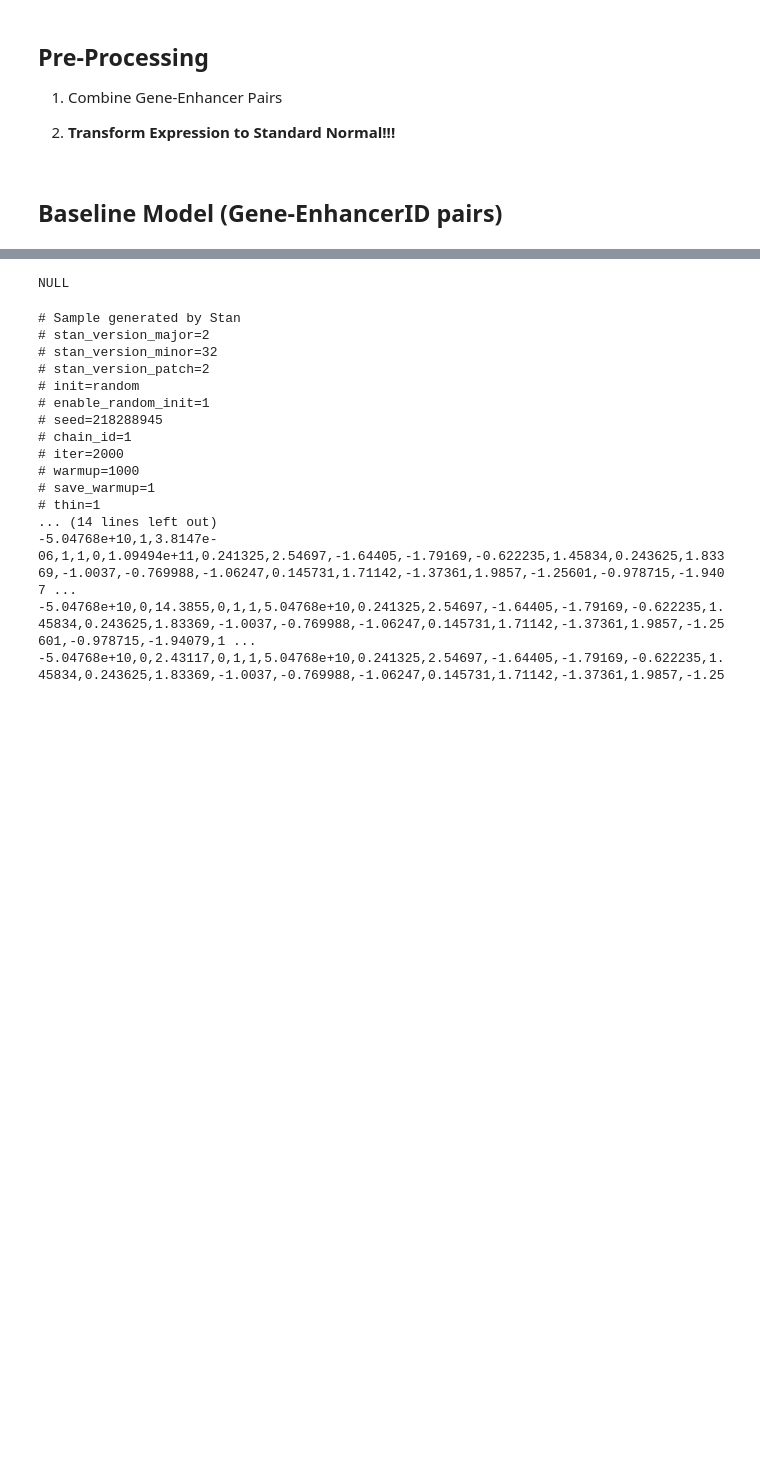
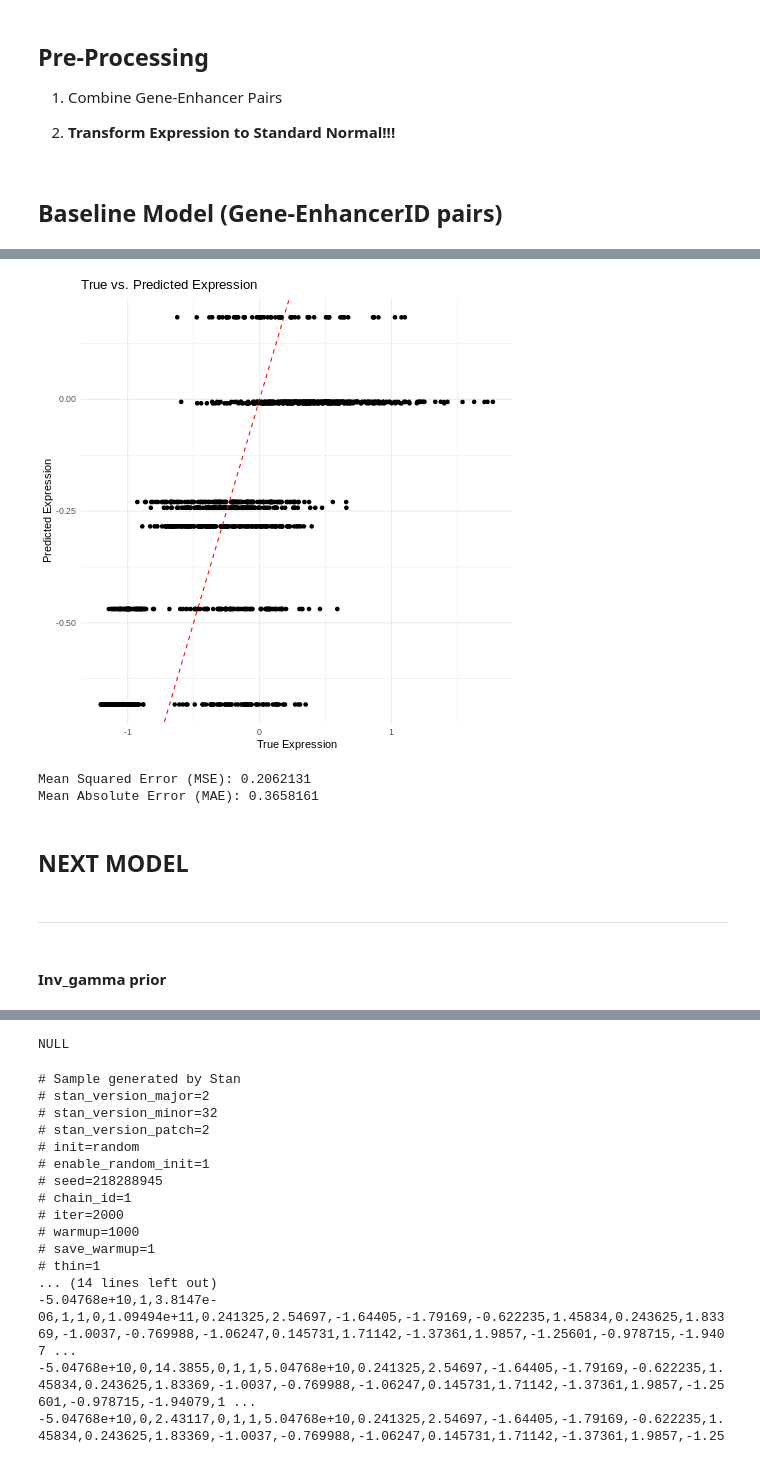
Before and after one commit to JasonMohabir/eeggo, a Jupyter notebook: [BIOSTAT_914]RStan_GoogleColab13Nov24.ipynb, the cells around one changed output, grey strips where cells are left out. Saved outputs shown, nothing was run; the diff lists cells and outputs as text; code cells hidden in the pictures; blank space fills up the shorter version.

Commit message:
Progress on baseline model, currently running on DCC

```diff
--- a/[BIOSTAT_914]RStan_GoogleColab13Nov24.ipynb
+++ b/[BIOSTAT_914]RStan_GoogleColab13Nov24.ipynb
@@ -281,0 +510,17 @@ head(table(data$geneID[1:500], data$enhancerID[1:500]))
+# %%
+%%R
+# Extract posterior samples
+mu_control_samples <- extract(fit, pars = "mu_control")$mu_control
+mu_noncontrol_samples <- extract(fit, pars = "mu_noncontrol")$mu_noncontrol
+beta_samples <- extract(fit, pars = "beta")$beta
+
+
+# Mean estimates for each parameter
+mu_control_mean <- mean(mu_control_samples)
+mu_noncontrol_mean <- mean(mu_noncontrol_samples)
+beta_mean <- colMeans(beta_samples)
+
+# Predicted values
+dat$predicted_expression <- ifelse(dat$is_control == 1,
+                                   mu_control_mean,
+                                   mu_noncontrol_mean*beta_mean[dat$gene_enhancer])
@@ -282,3 +545,34 @@ head(table(data$geneID[1:500], data$enhancerID[1:500]))
+# %%
+%%R
+library(ggplot2)
+ggplot(dat, aes(x = expression, y = predicted_expression)) +
+    geom_point() +
+    geom_abline(slope = 1, intercept = 0, linetype = "dashed", color = "red") +
+    labs(title = "True vs. Predicted Expression",
+         x = "True Expression",
+         y = "Predicted Expression") +
+    theme_minimal()
+# %% [output]
+[figure, added]
+# %%
+%%R
+# Mean Squared Error
+mse <- mean((dat$expression - dat$predicted_expression)^2)
+
+# Mean Absolute Error
+mae <- mean(abs(dat$expression - dat$predicted_expression))
+
+cat("Mean Squared Error (MSE):", mse, "\n")
+cat("Mean Absolute Error (MAE):", mae, "\n")
+# %% [output]
+Mean Squared Error (MSE): 0.2062131
+Mean Absolute Error (MAE): 0.3658161
+# %% [markdown]
+## NEXT MODEL
+# %% [markdown]
+---
+# %% [markdown]
+#### Inv_gamma prior
 # %%
 %%R
 data <- read.csv("./data1.txt", header = T, sep = '\t')
```
Also changed, not shown: parts of 18 cells of this notebook.
